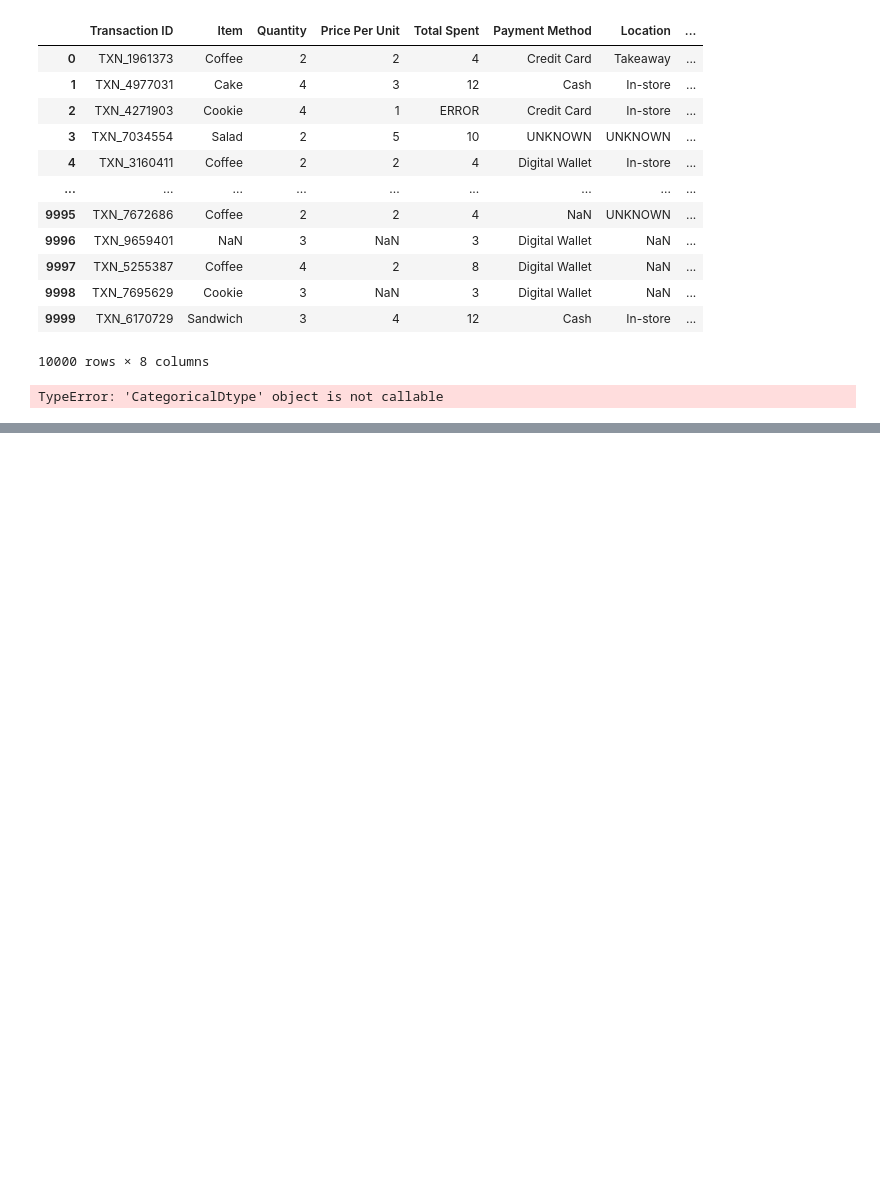
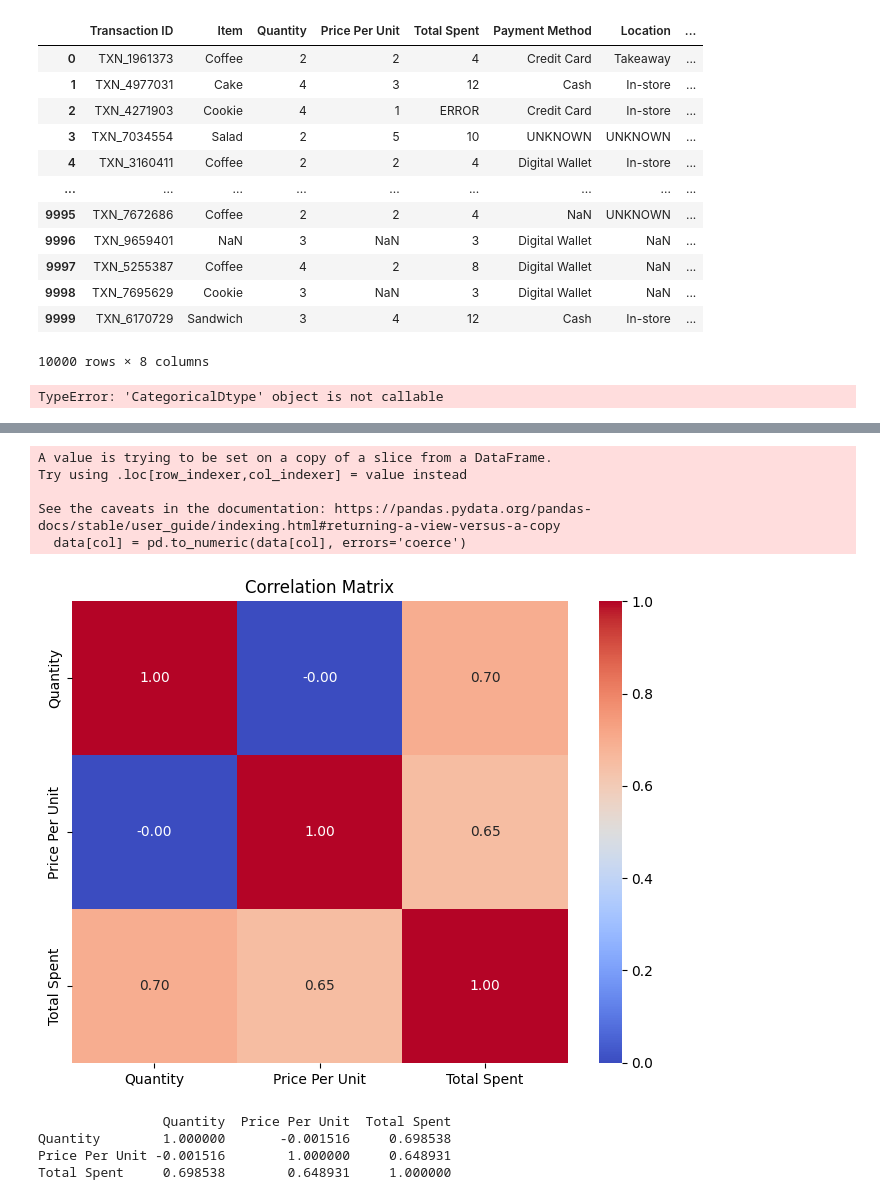
Before and after one commit to malik09-teach/ML-BASICS-PROJECTS-, a Jupyter notebook: EDA/cafe sample.ipynb, the cells around one changed output, grey strips where cells are left out. Saved outputs shown, nothing was run; the diff lists cells and outputs as text; code cells hidden in the pictures; blank space fills up the shorter version.

Commit message:
the graph update

```diff
--- a/EDA/cafe sample.ipynb
+++ b/EDA/cafe sample.ipynb
@@ -136,0 +137,33 @@ data
+# %%
+import pandas as pd
+
+import matplotlib.pyplot as plt
+
+# Step 1: Force columns to be numerical (this turns 'ERROR' into NaN)
+cols = ['Quantity', 'Price Per Unit', 'Total Spent']
+for col in cols:
+    data[col] = pd.to_numeric(data[col], errors='coerce')
+
+# Step 2: Calculate the correlation matrix
+# (Note: NaNs are automatically ignored by .corr())
+correlation_matrix = data[cols].corr()
+
+# Step 3: Visualize with a Heatmap
+plt.figure(figsize=(8, 6))
+sb.heatmap(correlation_matrix, annot=True, cmap='coolwarm', fmt=".2f")
+plt.title('Correlation Matrix')
+plt.show()
+
+# Print the values
+print(correlation_matrix)
+# %% [output]
+A value is trying to be set on a copy of a slice from a DataFrame.
+Try using .loc[row_indexer,col_indexer] = value instead
+
+See the caveats in the documentation: https://pandas.pydata.org/pandas-docs/stable/user_guide/indexing.html#returning-a-view-versus-a-copy
+  data[col] = pd.to_numeric(data[col], errors='coerce')
+[figure, added]
+                Quantity  Price Per Unit  Total Spent
+Quantity        1.000000       -0.001516     0.698538
+Price Per Unit -0.001516        1.000000     0.648931
+Total Spent     0.698538        0.648931     1.000000
```
Also changed, not shown: parts of 4 cells of this notebook.
